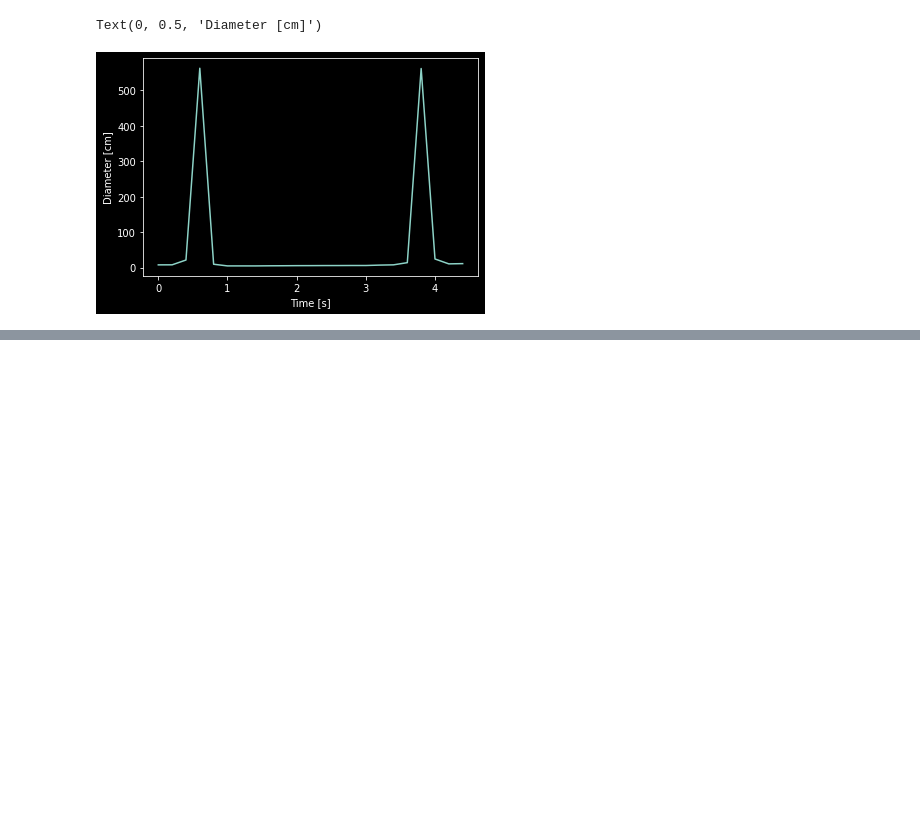
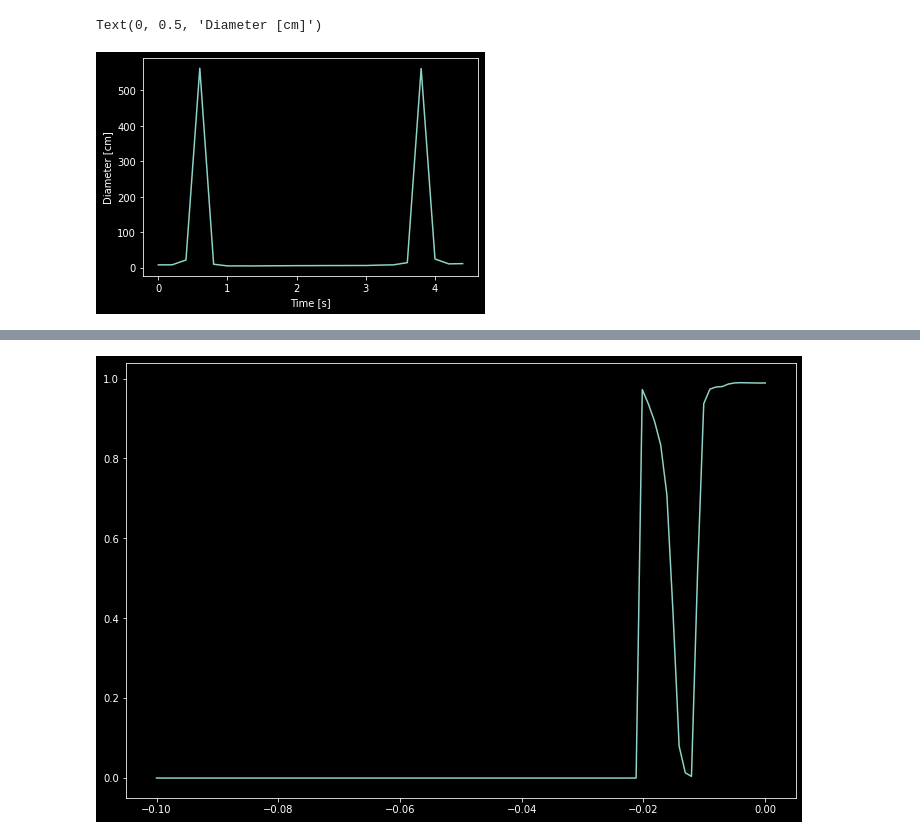
Before and after one commit to jvierine/antisat_analysis, a Jupyter notebook: projects/test_find_rcs.ipynb, the cells around one changed output, grey strips where cells are left out. Drawn from its saved outputs; the diff is of its cells as text; code cells hidden in the pictures; blank space fills up the shorter version.

```diff
--- a/projects/test_find_rcs.ipynb
+++ b/projects/test_find_rcs.ipynb
@@ -183,0 +208,97 @@ Text(0, 0.5, 'Diameter [cm]')
+# %%
+diams = []
+SNR_sims = []
+pths = []
+matches = []
+xps = np.linspace(0,-0.1,100)
+#figure out offset
+x = data['t'].values.copy()/np.max(data['t'])
+#peak snr
+snr_max = np.argmax(data['SNR'].values)
+x_shift = x[snr_max] - 0.5 #offset from 0.5 gives yp offset
+
+#yp_off = -0.001
+yp_off = 0
+for xp in xps:
+    pth_f = gain_path_function(
+        np.array([xp, yp+yp_off]),
+        np.array([xp, -yp+yp_off]),
+    )
+    pth = pth_f(x - x_shift)
+    pth = np.vstack([pth, np.sqrt(1 - np.linalg.norm(pth, axis=0))])
+    pths.append(pth)
+    G_pth = radar.tx[0].beam.gain(pth)
+    G_pth_db = 10*np.log10(G_pth)
+    diam = sorts.signals.hard_target_diameter(
+        G_pth,
+        G_pth,
+        radar.tx[0].wavelength,
+        radar.tx[0].power,
+        data['r'],
+        data['r'],
+        data['SNR'],
+        bandwidth=radar.tx[0].coh_int_bandwidth,
+        rx_noise_temp=radar.rx[0].noise,
+        radar_albedo=1.0,
+    )
+    SNR_sim = sorts.signals.hard_target_snr(
+        G_pth,
+        G_pth,
+        radar.tx[0].wavelength,
+        radar.tx[0].power,
+        data['r'],
+        data['r'],
+        diameter=1,
+        bandwidth=radar.tx[0].coh_int_bandwidth,
+        rx_noise_temp=radar.rx[0].noise,
+        radar_albedo=1.0,
+    )
+    diam[G_pth_db < 28] = np.nan
+    SNR_sim[G_pth_db < 28] = 0
+    diams.append(diam)
+    SNR_sims.append(SNR_sim)
+
+    xsn = data['SNR'].values.copy()
+    #x = 10*np.log10(x)
+    ysn = SNR_sim.copy()
+    #y = 10*np.log10(y)
+    norm_coef = np.sqrt(np.sum(xsn**2))*np.sqrt(np.sum(ysn**2))
+    match = np.sum(xsn*ysn)/norm_coef
+    if np.sum(SNR_sim) < 0.001:
+        matches.append(0)
+    else:
+        matches.append(match)
+
+
+matches = np.array(matches)
+
+best_ind = np.argmax(matches)
+diam = diams[best_ind]
+SNR_sim = SNR_sims[best_ind]
+xp = xps[best_ind]
+pth = pths[best_ind]
+
+fig, ax = plt.subplots(figsize=(12,8))
+ax.plot(xps, matches)
+
+fig, ax = plt.subplots(figsize=(12,8))
+pyant.plotting.gain_heatmap(radar.tx[0].beam, min_elevation=85.0, ax=ax)
+ax.plot(pth[0, :], pth[1, :], '-r')
+
+fig, axes = plt.subplots(2,1, figsize=(12,8))
+axes[0].plot(data['t'], diam*1e2)
+axes[0].set_ylabel('Diameter [cm]')
+axes[1].plot(data['t'], np.log10(diam*1e2))
+axes[1].set_ylabel('Diameter [log10(cm)]')
+axes[1].set_xlabel('Time [s]')
+
+fig, axes = plt.subplots(2,1, figsize=(12,8))
+axes[0].plot(data['t'], SNR_sim/np.max(SNR_sim), label='Estimated')
+axes[0].plot(data['t'], data['SNR']/np.max(data['SNR']), label='Measured')
+axes[1].plot(data['t'], 10*np.log10(SNR_sim/np.max(SNR_sim)), label='Estimated')
+axes[1].plot(data['t'], 10*np.log10(data['SNR']/np.max(data['SNR'])), label='Measured')
+axes[0].legend()
+axes[1].set_xlabel('Time [s]')
+axes[0].set_ylabel('Normalized SNR [1]')
+axes[1].set_ylabel('Normalized SNR [dB]')
+# %% [output]
@@ -183,0 +306 @@ Text(0, 0.5, 'Diameter [cm]')
+[figure, added]
```
Also changed, not shown: parts of 6 cells of this notebook, 1 other file.
